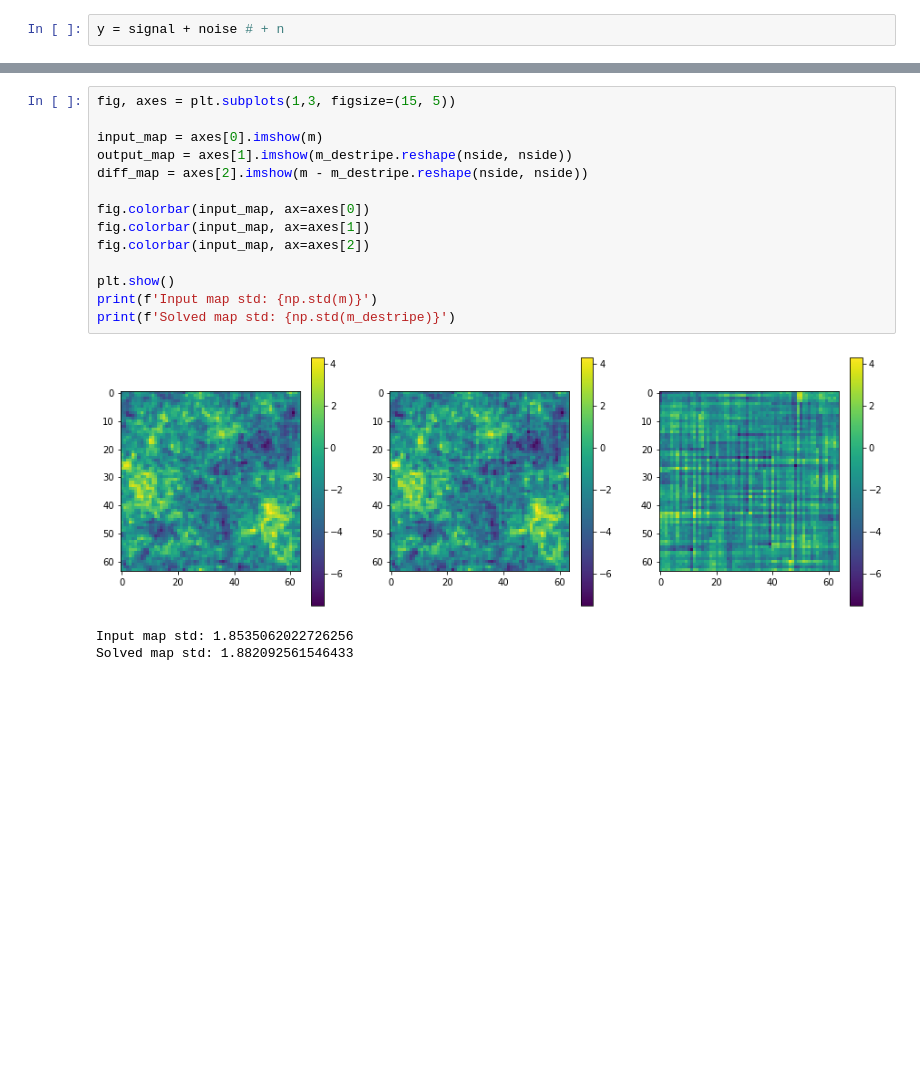
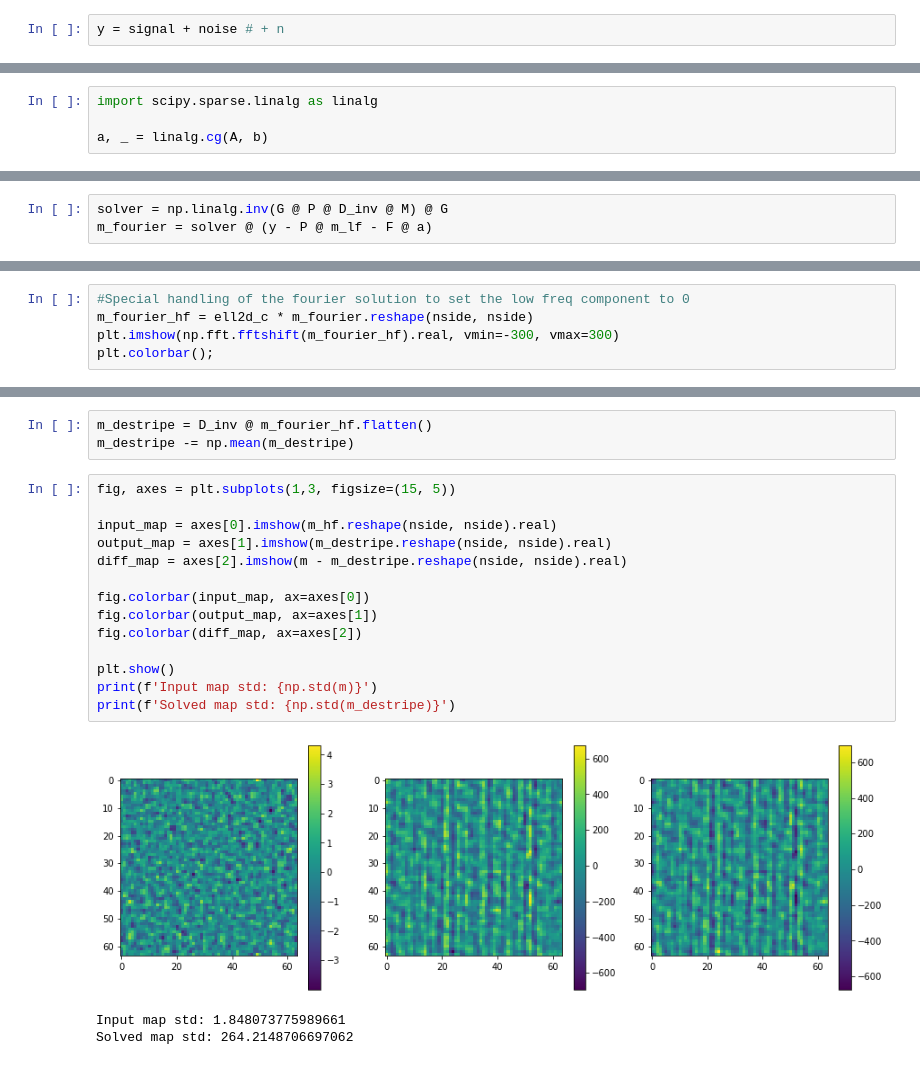
Before and after one commit to catyz/destripe, a Jupyter notebook: fourier_destripe.ipynb, the cells around one changed output, grey strips where cells are left out. Drawn from its saved outputs; the diff is of its cells as text; blank space fills up the shorter version.

```diff
--- a/fourier_destripe.ipynb
+++ b/fourier_destripe.ipynb
@@ -126,3 +135,7 @@ a = np.linalg.solve(A, b)
+# %%
+import scipy.sparse.linalg as linalg
+
+a, _ = linalg.cg(A, b)
 # %%
 plt.plot(noise - np.mean(noise), label='input noise')
 plt.plot(F @ a - np.mean(F@a), label='n_corr estimate')
@@ -142,0 +147,3 @@ m_destripe -= np.mean(m_destripe)
+# %%
+solver = np.linalg.inv(G @ P @ D_inv @ M) @ G
+m_fourier = solver @ (y - P @ m_lf - F @ a)
@@ -142,0 +152,5 @@ m_destripe -= np.mean(m_destripe)
+# %%
+#Special handling of the fourier solution to set the low freq component to 0
+m_fourier_hf = ell2d_c * m_fourier.reshape(nside, nside)
+plt.imshow(np.fft.fftshift(m_fourier_hf).real, vmin=-300, vmax=300)
+plt.colorbar();
@@ -143,18 +160,21 @@ m_destripe -= np.mean(m_destripe)
+# %%
+m_destripe = D_inv @ m_fourier_hf.flatten()
+m_destripe -= np.mean(m_destripe)
 # %%
 fig, axes = plt.subplots(1,3, figsize=(15, 5))
 
-input_map = axes[0].imshow(m)
-output_map = axes[1].imshow(m_destripe.reshape(nside, nside))
-diff_map = axes[2].imshow(m - m_destripe.reshape(nside, nside))
+input_map = axes[0].imshow(m_hf.reshape(nside, nside).real)
+output_map = axes[1].imshow(m_destripe.reshape(nside, nside).real)
+diff_map = axes[2].imshow(m - m_destripe.reshape(nside, nside).real)
 
 fig.colorbar(input_map, ax=axes[0])
-fig.colorbar(input_map, ax=axes[1])
-fig.colorbar(input_map, ax=axes[2])
+fig.colorbar(output_map, ax=axes[1])
+fig.colorbar(diff_map, ax=axes[2])
 
 plt.show()
 print(f'Input map std: {np.std(m)}')
 print(f'Solved map std: {np.std(m_destripe)}')
 # %% [output]
-[figure, old version]
+[figure, new version]
-Input map std: 1.8535062022726256
-Solved map std: 1.882092561546433
+Input map std: 1.848073775989661
+Solved map std: 264.2148706697062
```
Also changed, not shown: parts of 24 cells of this notebook, 4 other files.
